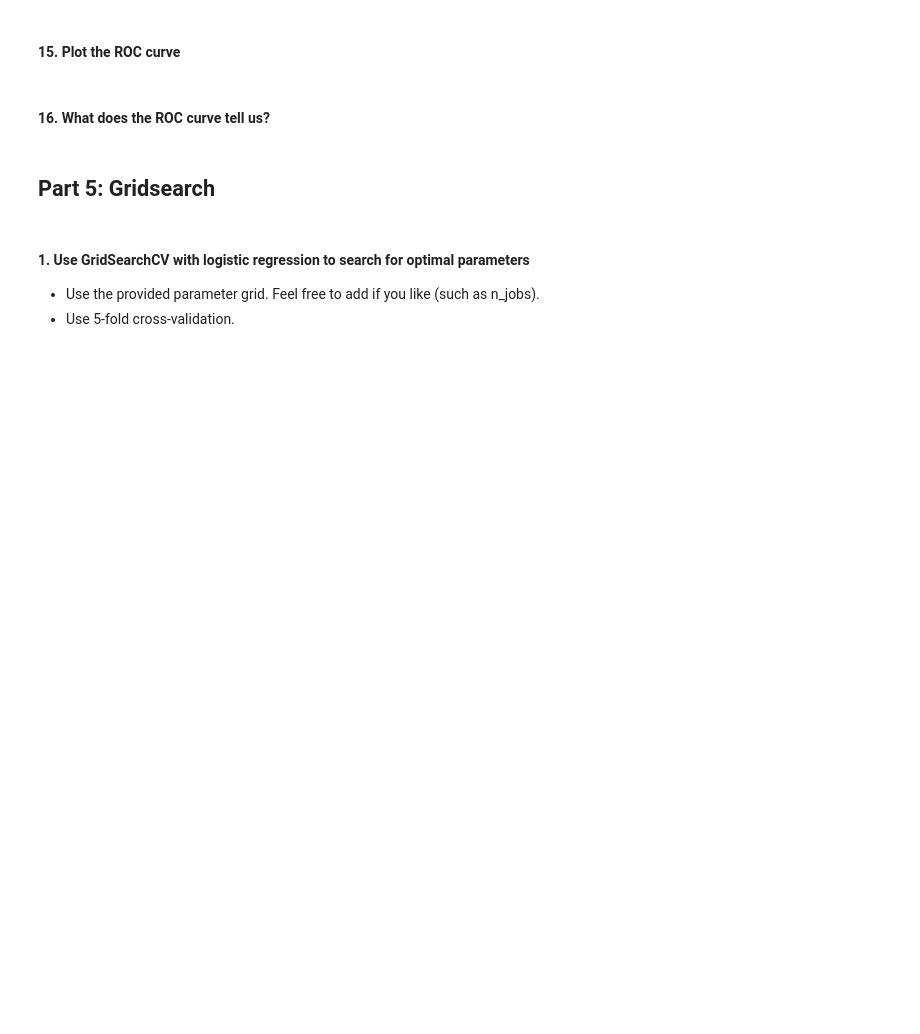
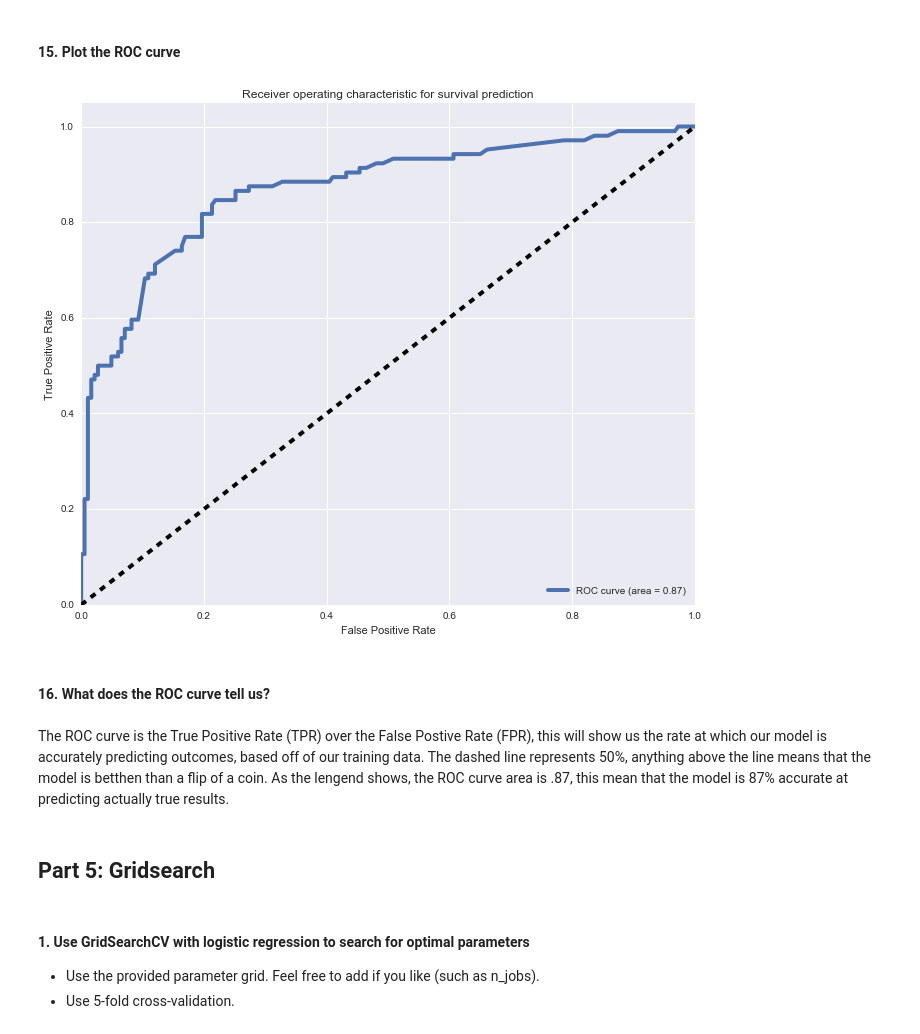
Before and after one commit to isaacmoore/DSI_SM_Project5, a Jupyter notebook: project5-isaacmoore.ipynb, the cells around one changed output. Drawn from its saved outputs; the diff is of its cells as text; code cells hidden in the pictures; blank space fills up the shorter version.

```diff
--- a/project5-isaacmoore.ipynb
+++ b/project5-isaacmoore.ipynb
@@ -212,4 +301,11 @@ df.head() pd.get_dummies()
 # %% [markdown]
 #### 2. Transform "Y" into a 1-Dimensional Array for SciKit-Learn
+# %%
+y = df.Survived.values
 # %% [markdown]
 #### 3. Conduct the logistic regression
+# %%
+from sklearn.linear_model import LogisticRegression
+logreg = LogisticRegression()
+logreg.fit(X,y)
+y_pred = logreg.predict(X)
@@ -218,2 +323,4 @@ df.head() pd.get_dummies()
 # %% [markdown]
 #### 6. Test the Model by introducing a *Test* or *Validaton* set
+# %%
+X_train, X_test, y_train, y_test = train_test_split(X, y, test_size=0.33, random_state=1987)
@@ -219,0 +331,3 @@ df.head() pd.get_dummies()
+# %%
+logreg.fit(X_train, y_train)
+logreg.score(X_test, y_test)
@@ -236,7 +402,34 @@ df.head() pd.get_dummies()
 # %% [markdown]
 #### 15. Plot the ROC curve
+# %%
+from sklearn.metrics import roc_curve, auc
+y_score = logreg.decision_function(X_test)
+
+FPR = dict()
+TPR = dict()
+ROC_AUC = dict()
+
+# For class 1, find the area under the curve
+FPR[1], TPR[1], _ = roc_curve(y_test, y_score)
+ROC_AUC[1] = auc(FPR[1], TPR[1])
+
+# Plot of a ROC curve for class 1
+plt.figure(figsize=[11,9])
+plt.plot(FPR[1], TPR[1], label='ROC curve (area = %0.2f)' % ROC_AUC[1], linewidth=4)
+plt.plot([0, 1], [0, 1], 'k--', linewidth=4)
+plt.xlim([0.0, 1.0])
+plt.ylim([0.0, 1.05])
+plt.xlabel('False Positive Rate')
+plt.ylabel('True Positive Rate')
+plt.title('Receiver operating characteristic for survival prediction')
+plt.legend(loc="lower right")
+plt.show()
+# %% [output]
+[figure, added]
 # %% [markdown]
 #### 16. What does the ROC curve tell us?
+# %% [markdown]
+The ROC curve is the True Positive Rate (TPR) over the False Postive Rate (FPR), this will show us the rate at which our model is accurately predicting outcomes, based off of our training data. The dashed line represents 50%, anything above the line means that the model is betthen than a flip of a coin. As the lengend shows, the ROC curve area is .87, this mean that the model is 87% accurate at predicting actually true results.
 # %% [markdown]
 ## Part 5: Gridsearch
 # %% [markdown]
```
Also changed, not shown: parts of 54 cells of this notebook.
